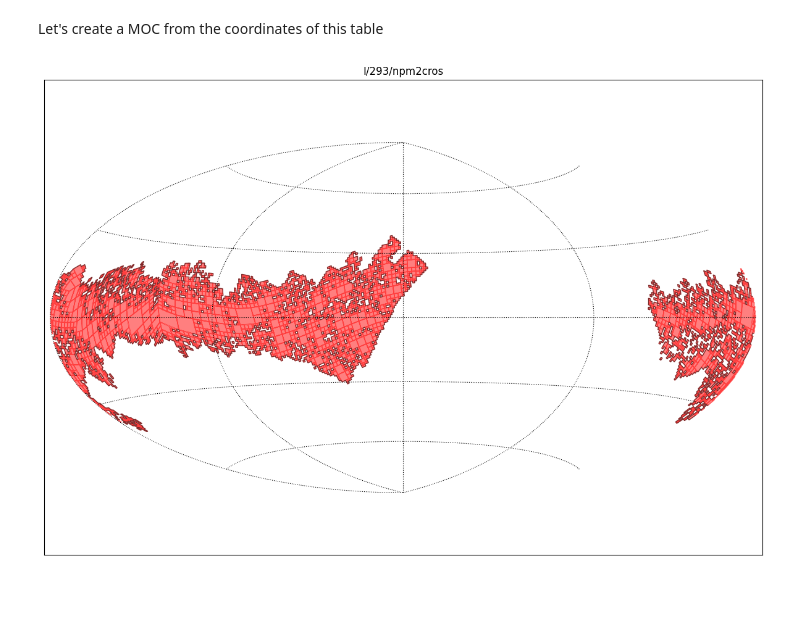
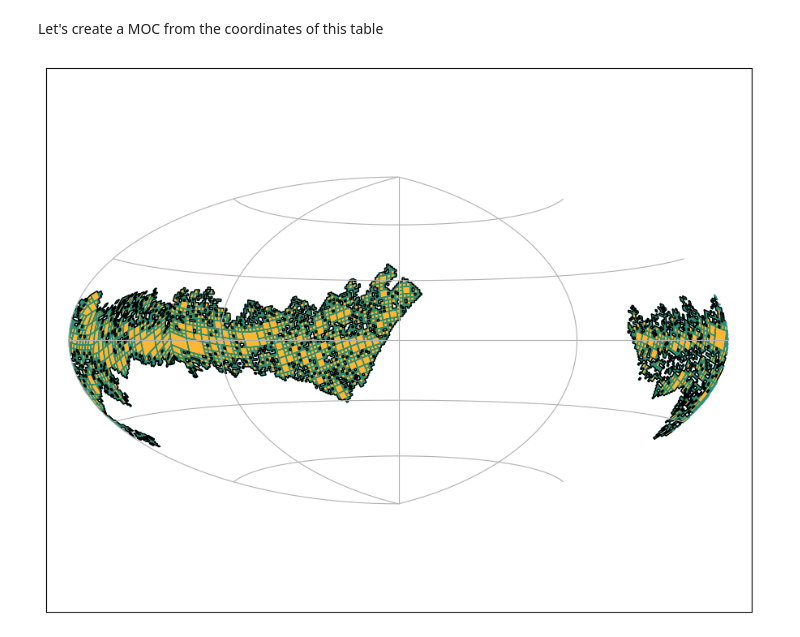
Before and after one commit to cds-astro/mocpy, a Jupyter notebook: notebooks/from_astropy_table.ipynb, the cells around one changed output. Drawn from its saved outputs; the diff is of its cells as text; code cells hidden in the pictures; blank space fills up the shorter version.

```diff
--- a/notebooks/from_astropy_table.ipynb
+++ b/notebooks/from_astropy_table.ipynb
@@ -37,44 +37,38 @@ print(table)
 Length = 46887 rows
 # %% [markdown]
 Let's create a MOC from the coordinates of this table
+# %%
+moc = MOC.from_lonlat(
+    table["_RAJ2000"].T * u.deg,
+    table["_DEJ2000"].T * u.deg,
+    max_norder=6,
+)
 # %%
-# A function creating all the matplotlib context for plotting a MOC with its perimeter
-def plot(moc, title=""):
-    import matplotlib.pyplot as plt
-    from mocpy import WCS
+fig = plt.figure(figsize=(9, 7))
 
-    fig = plt.figure(figsize=(15, 10))
+with WCS(
+    fig,
+    fov=270 * u.deg,
+    center=SkyCoord(0, 0, unit="deg", frame="galactic"),
+    coordsys="galactic",
+    rotation=Angle(0, u.degree),
+    projection="AIT",
+) as wcs:
+    ax = fig.add_subplot(1, 1, 1, projection=wcs)
 
-    with WCS(
-        fig,
-        fov=330 * u.deg,
-        center=SkyCoord(0, 0, unit="deg", frame="galactic"),
-        coordsys="galactic",
-        rotation=Angle(0, u.degree),
-        projection="AIT",
-    ) as wcs:
-        ax = fig.add_subplot(1, 1, 1, projection=wcs)
+    moc.fill(
+        ax=ax,
+        wcs=wcs,
+        edgecolor="teal",
+        facecolor="orange",
+        linewidth=1.0,
+        fill=True,
+        alpha=0.8,
+    )
+    moc.border(ax=ax, wcs=wcs, color="k")
 
-        moc.fill(
-            ax=ax,
-            wcs=wcs,
-            edgecolor="r",
-            facecolor="r",
-            linewidth=1.0,
-            fill=True,
-            alpha=0.5,
-        )
-        moc.border(ax=ax, wcs=wcs, color="black", alpha=0.5)
+ax.grid(True)
 
-    plt.xlabel("ra")
-    plt.ylabel("dec")
-    if title:
-        plt.title(title)
-    plt.grid(color="black", linestyle="dotted")
-    plt.show()
-    plt.close()
+plt.tight_layout()
+# %% [output]
+[figure, added]
-# %%
-moc = MOC.from_lonlat(table["_RAJ2000"].T * u.deg, table["_DEJ2000"].T * u.deg, 6)
-plot(moc=moc, title="I/293/npm2cros")
-# %% [output]
-[figure, removed]
```
Also changed, not shown: parts of 4 cells of this notebook, 10 other files.
